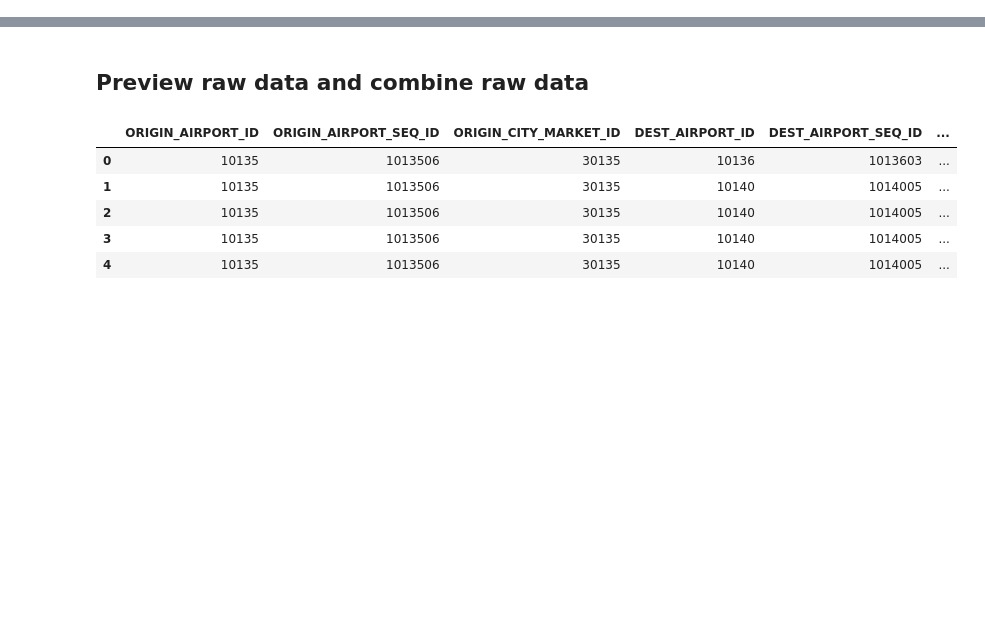
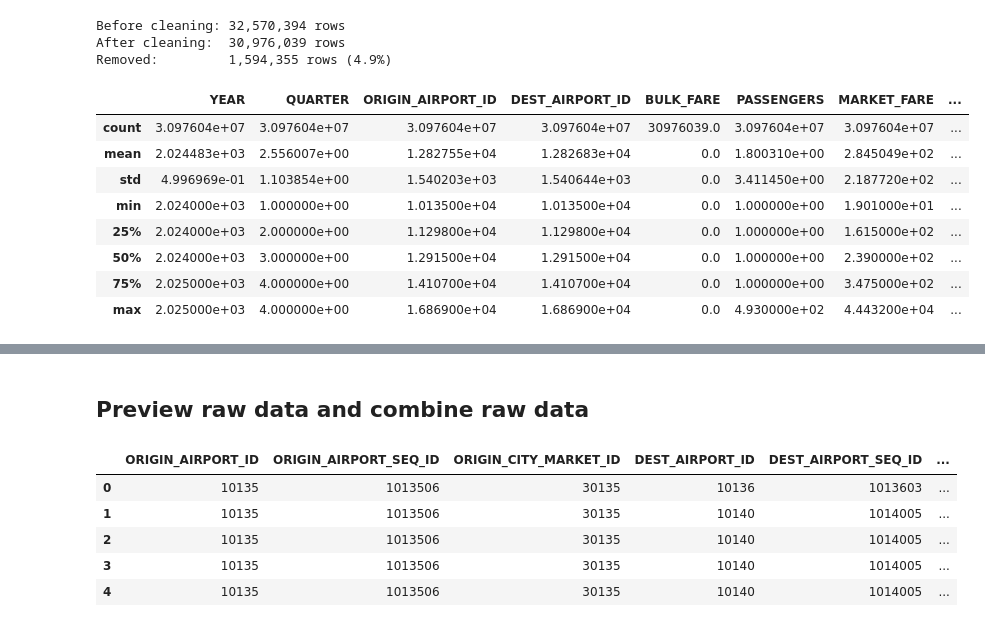
Before and after one commit to normangw/5200-data-viz, a Jupyter notebook: technical-details/data-cleaning/dataclean.ipynb, the cells around one changed output, grey strips where cells are left out. Drawn from its saved outputs; the diff is of its cells as text; code cells hidden in the pictures; blank space fills up the shorter version.

```diff
--- a/technical-details/data-cleaning/dataclean.ipynb
+++ b/technical-details/data-cleaning/dataclean.ipynb
@@ -2,0 +146,25 @@
+# %%
+df_clean = (
+    combined
+    .dropna()
+    .query("MARKET_FARE > 19")
+    .reset_index(drop=True)
+)
+
+print(f"Before cleaning: {combined.shape[0]:,} rows")
+print(f"After cleaning:  {df_clean.shape[0]:,} rows")
+print(f"Removed:         {combined.shape[0] - df_clean.shape[0]:,} rows ({(combined.shape[0] - df_clean.shape[0]) / combined.shape[0]:.1%})")
+df_clean.describe()
+# %% [output]
+Before cleaning: 32,570,394 rows
+After cleaning:  30,976,039 rows
+Removed:         1,594,355 rows (4.9%)
+|  | YEAR | QUARTER | ORIGIN_AIRPORT_ID | DEST_AIRPORT_ID | BULK_FARE | PASSENGERS | MARKET_FARE | ... |
+| count | 3.097604e+07 | 3.097604e+07 | 3.097604e+07 | 3.097604e+07 | 30976039.0 | 3.097604e+07 | 3.097604e+07 | ... |
+| mean | 2.024483e+03 | 2.556007e+00 | 1.282755e+04 | 1.282683e+04 | 0.0 | 1.800310e+00 | 2.845049e+02 | ... |
+| std | 4.996969e-01 | 1.103854e+00 | 1.540203e+03 | 1.540644e+03 | 0.0 | 3.411450e+00 | 2.187720e+02 | ... |
+| min | 2.024000e+03 | 1.000000e+00 | 1.013500e+04 | 1.013500e+04 | 0.0 | 1.000000e+00 | 1.901000e+01 | ... |
+| 25% | 2.024000e+03 | 2.000000e+00 | 1.129800e+04 | 1.129800e+04 | 0.0 | 1.000000e+00 | 1.615000e+02 | ... |
+| 50% | 2.024000e+03 | 3.000000e+00 | 1.291500e+04 | 1.291500e+04 | 0.0 | 1.000000e+00 | 2.390000e+02 | ... |
+| 75% | 2.025000e+03 | 4.000000e+00 | 1.410700e+04 | 1.410700e+04 | 0.0 | 1.000000e+00 | 3.475000e+02 | ... |
+| max | 2.025000e+03 | 4.000000e+00 | 1.686900e+04 | 1.686900e+04 | 0.0 | 4.930000e+02 | 4.443200e+04 | ... |
```
Also changed, not shown: parts of 22 cells of this notebook.
